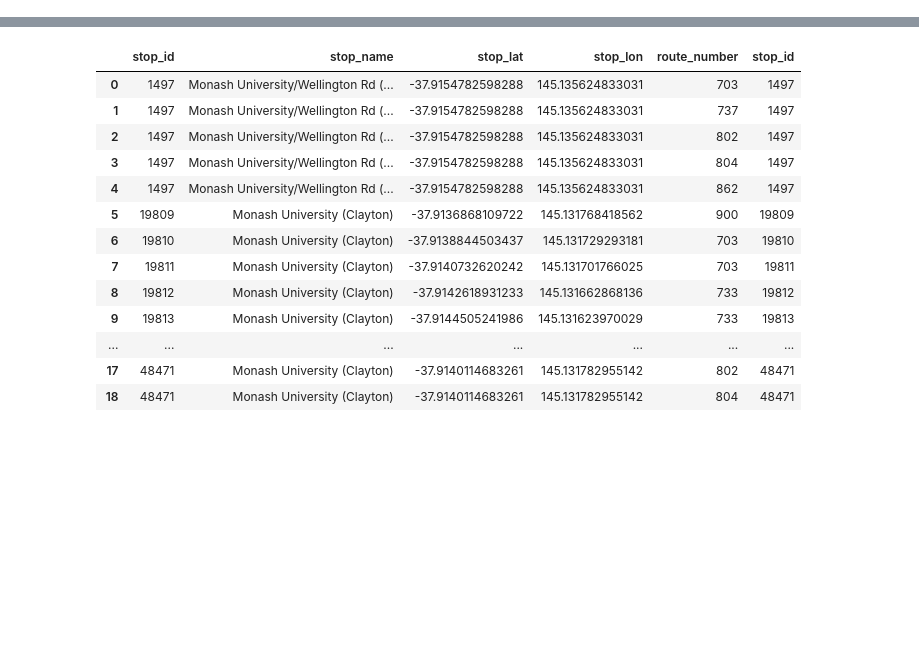
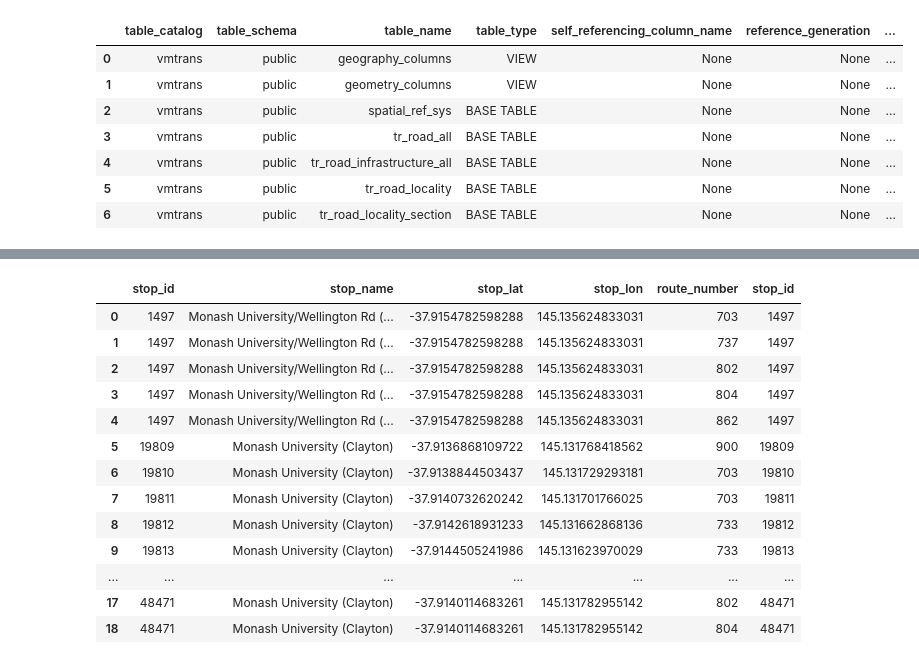
Before and after one commit to thanhan910/vicpathfinding, a Jupyter notebook: main.ipynb, the cells around one changed output, grey strips where cells are left out. Cells and saved outputs as stored; diff of their text form; code cells hidden in the pictures; blank space fills up the shorter version.

```diff
--- a/main.ipynb
+++ b/main.ipynb
@@ -273,0 +312,14 @@ bus_stops_df = pd.read_sql_query(text("SELECT * FROM gtfs_4.stops;"), conn_alche
+# %%
+sql = "SELECT * FROM information_schema.tables WHERE table_schema = 'public';"
+tables = pd.read_sql_query(text(sql), conn_alchemy2)
+# %%
+tables
+# %% [output]
+|  | table_catalog | table_schema | table_name | table_type | self_referencing_column_name | reference_generation | ... |
+| 0 | vmtrans | public | geography_columns | VIEW | None | None | ... |
+| 1 | vmtrans | public | geometry_columns | VIEW | None | None | ... |
+| 2 | vmtrans | public | spatial_ref_sys | BASE TABLE | None | None | ... |
+| 3 | vmtrans | public | tr_road_all | BASE TABLE | None | None | ... |
+| 4 | vmtrans | public | tr_road_infrastructure_all | BASE TABLE | None | None | ... |
+| 5 | vmtrans | public | tr_road_locality | BASE TABLE | None | None | ... |
+| 6 | vmtrans | public | tr_road_locality_section | BASE TABLE | None | None | ... |
```
Also changed, not shown: parts of 19 cells of this notebook.
